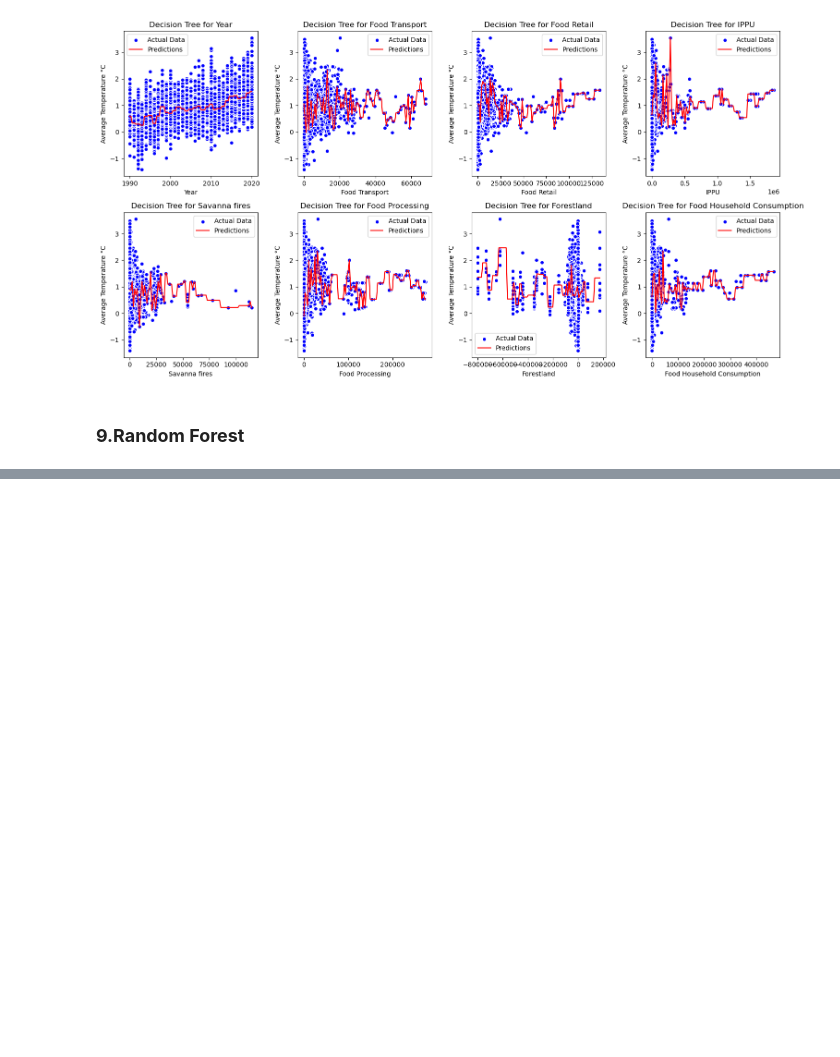
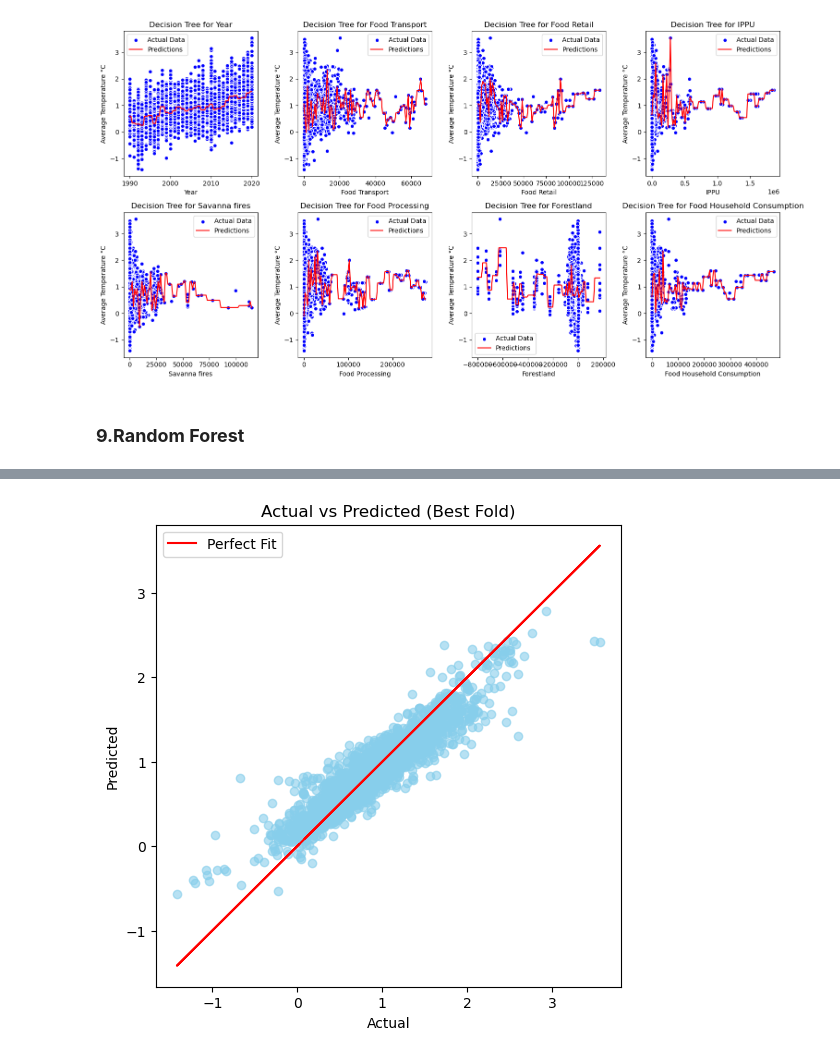
Before and after one commit to VrishtiSingh/RegressionExplorers24Team6, a Jupyter notebook: co2_emissions.ipynb, the cells around one changed output, grey strips where cells are left out. Cells and saved outputs as stored; diff of their text form; code cells hidden in the pictures; blank space fills up the shorter version.

```diff
--- a/co2_emissions.ipynb
+++ b/co2_emissions.ipynb
@@ -796,11 +758,0 @@ Mae: 0.29538493290438844
-# %%
-# Create figure and axes
-f, ax = plt.subplots(figsize=(5,5))
-
-# Plot actual vs. predicted values on axes
-ax.set_title('Actual vs Predicted')
-ax.set_xlabel('Actual')
-ax.set_ylabel('Predicted')
-ax.scatter(y_test,y_pred)
-ax.plot(y_test,y_test,'r')
-plt.show()
@@ -808,0 +759,87 @@ plt.show()
+# %%
+
+
+def sklearn_kfold_split(data, K):
+    kfold = KFold(n_splits=K, shuffle=True, random_state=42)
+    return list(kfold.split(data))
+
+# Split data into features (X) and target (y)
+X = model_df.drop(columns=["Average Temperature °C"])
+y = model_df["Average Temperature °C"]
+
+# Scale features
+scaler = StandardScaler()
+X_scaled = scaler.fit_transform(X)
+
+# Initialize RandomForest model
+rf_model = RandomForestRegressor(random_state=42, n_jobs=-1)
+
+# Define Hyperparameter Search Space
+param_grid = {
+    'n_estimators': [50, 100, 150],
+    'max_depth': [5, 10, None],
+    'min_samples_split': [2, 5, 10],
+    'min_samples_leaf': [1, 2, 4],
+    'max_features': ['sqrt', 'log2', None]
+}
+
+# Apply K-Fold Cross-Validation
+kf_splits = sklearn_kfold_split(X_scaled, K=3)
+
+# Perform K-Fold Cross-Validation with RandomizedSearchCV
+best_models = []
+best_scores = []
+best_mae = []
+best_mse = []
+
+for train_idx, test_idx in kf_splits:
+    X_train, X_test = X_scaled[train_idx], X_scaled[test_idx]
+    y_train, y_test = y.iloc[train_idx], y.iloc[test_idx]
+
+    random_search = RandomizedSearchCV(
+        estimator=rf_model,
+        param_distributions=param_grid,
+        n_iter=5,  # Fewer random combinations
+        cv=2,  # Inner cross-validation
+        n_jobs=-1,
+        random_state=42,
+        scoring='neg_mean_squared_error'
+    )
+
+    random_search.fit(X_train, y_train)
+    best_model = random_search.best_estimator_
+    best_models.append(best_model)
+
+    # Evaluate current fold
+    y_pred = best_model.predict(X_test)
+
+    # Calculate R², MAE, and MSE
+    r2 = r2_score(y_test, y_pred)
+    mae = mean_absolute_error(y_test, y_pred)
+    mse = mean_squared_error(y_test, y_pred)
+
+    best_scores.append(r2)
+    best_mae.append(mae)
+    best_mse.append(mse)
+
+    print(f"Fold R² Score: {r2:.5f}, MAE: {mae:.5f}, MSE: {mse:.5f}")
+
+# Final Evaluation
+final_model = best_models[np.argmax(best_scores)]
+y_pred_final = final_model.predict(X_test)
+
+print("\nBest Parameters:", random_search.best_params_)
+print(f"Best Model R² Score: {max(best_scores):.5f}")
+print(f"Best Model MAE: {min(best_mae):.5f}")
+print(f"Best Model MSE: {min(best_mse):.5f}")
+
+# Plot actual vs predicted
+plt.figure(figsize=(6, 6))
+plt.title("Actual vs Predicted (Best Fold)")
+plt.xlabel("Actual")
+plt.ylabel("Predicted")
+plt.scatter(y_test, y_pred_final, alpha=0.6, color='skyblue')
+plt.plot(y_test, y_test, 'r', label="Perfect Fit")
+plt.legend()
+plt.show()
+# %% [output]
@@ -808,0 +854 @@ plt.show()
+[figure, added]
```
Also changed, not shown: parts of 26 cells of this notebook, 2 other files.
